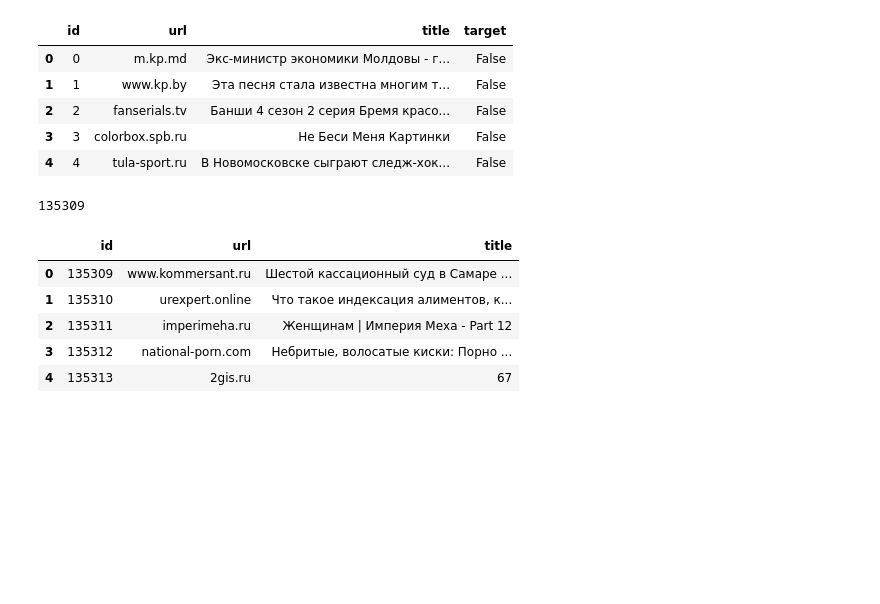
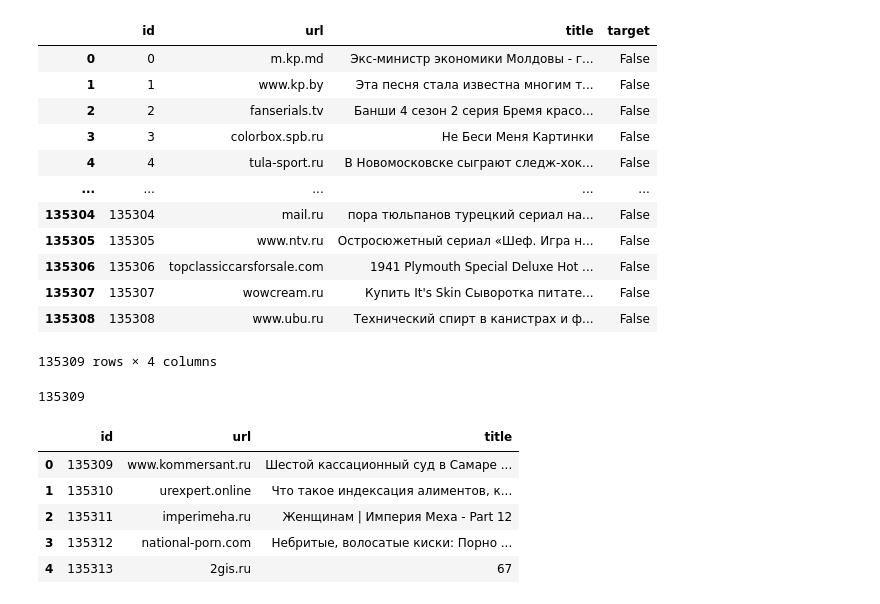
Before and after one commit to ilya0100/ML-intro-hw, a Jupyter notebook: hw-3.ipynb, the cells around one changed output. Cells and saved outputs as stored; diff of their text form; code cells hidden in the pictures; blank space fills up the shorter version.

```diff
--- a/hw-3.ipynb
+++ b/hw-3.ipynb
@@ -4,14 +4,21 @@ import pandas as pd
 # %%
 train_df = pd.read_csv("train.csv")
 
-train_df.head()
+train_df
 # %% [output]
 |  | id | url | title | target |
 | 0 | 0 | m.kp.md | Экс-министр экономики Молдовы - г... | False |
 | 1 | 1 | www.kp.by | Эта песня стала известна многим т... | False |
 | 2 | 2 | fanserials.tv | Банши 4 сезон 2 серия Бремя красо... | False |
 | 3 | 3 | colorbox.spb.ru | Не Беси Меня Картинки | False |
 | 4 | 4 | tula-sport.ru | В Новомосковске сыграют следж-хок... | False |
+| ... | ... | ... | ... | ... |
+| 135304 | 135304 | mail.ru | пора тюльпанов турецкий сериал на... | False |
+| 135305 | 135305 | www.ntv.ru | Остросюжетный сериал «Шеф. Игра н... | False |
+| 135306 | 135306 | topclassiccarsforsale.com | 1941 Plymouth Special Deluxe Hot ... | False |
+| 135307 | 135307 | wowcream.ru | Купить It's Skin Сыворотка питате... | False |
+| 135308 | 135308 | www.ubu.ru | Технический спирт в канистрах и ф... | False |
+135309 rows × 4 columns
 # %%
 len(train_df)
 # %% [output]
```
Also changed, not shown: parts of 29 cells of this notebook, 2 other files.
